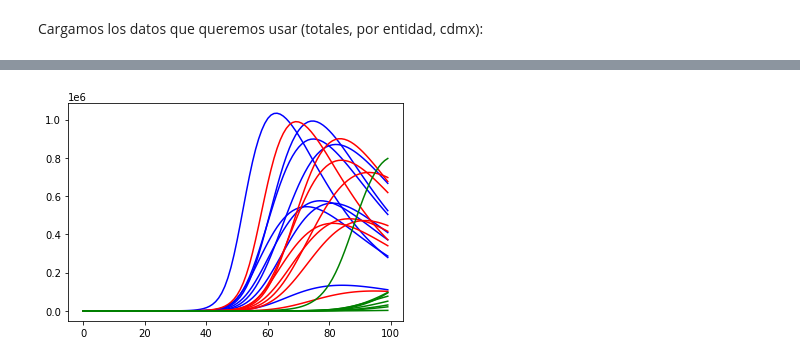
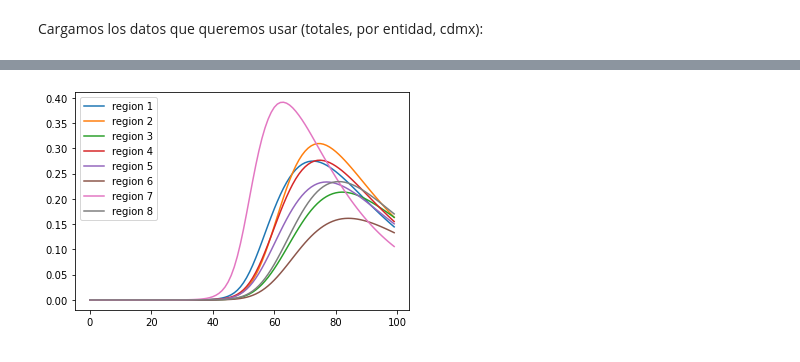
Before and after one commit to edtrelo/BioMatematica, a Jupyter notebook: Modeling COVID-19 Spreading in the ZMVM/mathematics/parameter_fitting.ipynb, the cells around one changed output, grey strips where cells are left out. Cells and saved outputs as stored; diff of their text form; code cells hidden in the pictures.

```diff
--- a/Modeling COVID-19 Spreading in the ZMVM/mathematics/parameter_fitting.ipynb
+++ b/Modeling COVID-19 Spreading in the ZMVM/mathematics/parameter_fitting.ipynb
@@ -25,4 +38,3 @@ yred2 = modelo.simular(reduccionTrafico = 0.5)
 # %%
-inf1 = ynor[[5*i + 2 for i in range(8)]]
-inf2 = yred1[[5*i + 2 for i in range(8)]]
-inf3 = yred2[[5*i + 2 for i in range(8)]]
+infectados = ynor[[5*i + 2 for i in range(8)]]
+infectados
@@ -29,15 +59,10 @@ inf3 = yred2[[5*i + 2 for i in range(8)]]
 # %%
 fig, ax = plt.subplots()
 
-for _ in inf1:
-    ax.plot(_, color = 'b')
+for i, _ in enumerate(infectados):
+    ax.plot(_/modelo.poblaciones[i], label = 'region {}'.format(i+1))
 
-for _ in inf2:
-    ax.plot(_, color = 'red')
-
-for _ in inf3:
-    ax.plot(_, color = 'green')
-
+plt.legend()
 plt.show()
 # %% [output]
-[figure, old version]
+[figure, new version]
```
Also changed, not shown: parts of 8 cells of this notebook, 25 other files.
